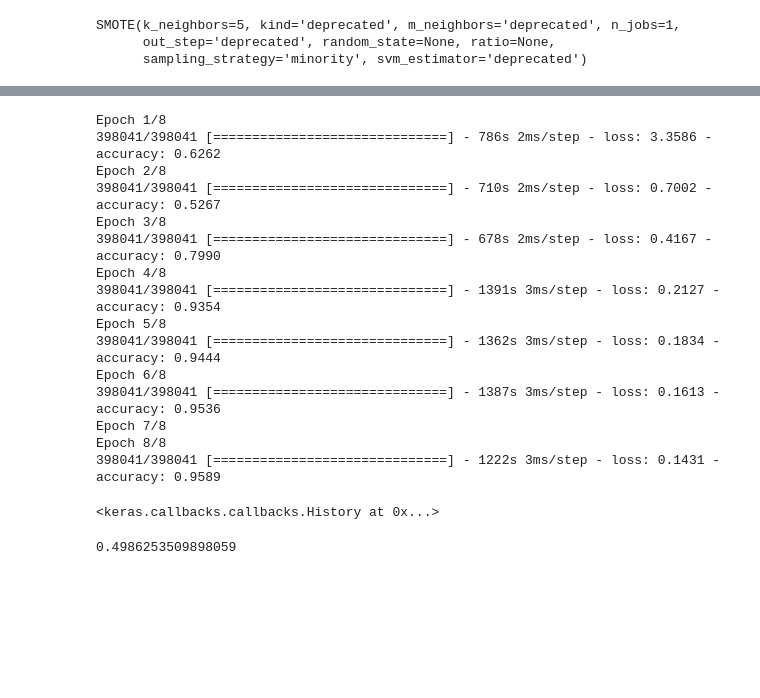
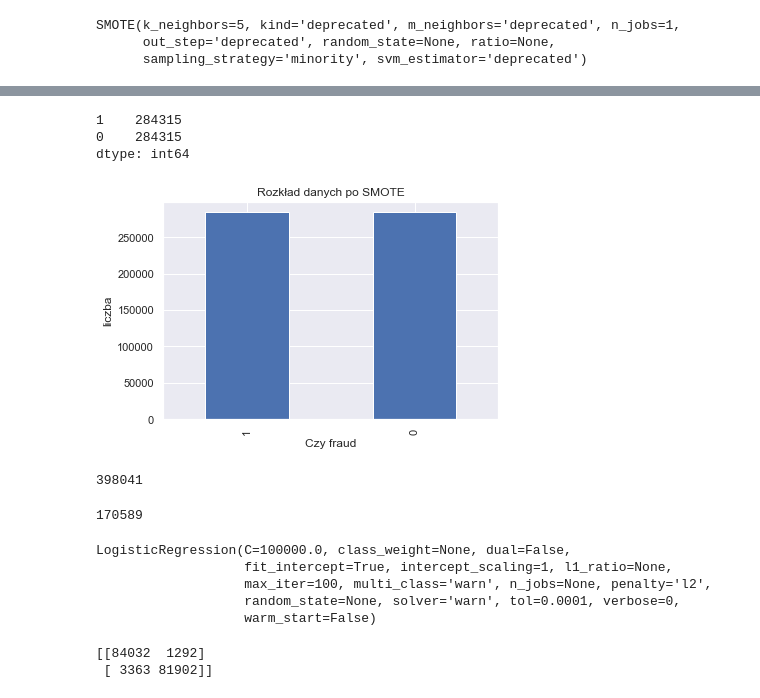
Before and after one commit to Bewelina/CC_FRAUD, a Jupyter notebook: Kod v1.ipynb, the cells around one changed output, grey strips where cells are left out. Saved outputs shown, nothing was run; the diff lists cells and outputs as text; code cells hidden in the pictures; blank space fills up the shorter version.

```diff
--- a/Kod v1.ipynb
+++ b/Kod v1.ipynb
@@ -216,19 +115,0 @@ model.compile(loss='binary_crossentropy', optimizer='adam', metrics=['accuracy']
-# %%
-model.fit(x_train, y_train, epochs=8, batch_size=1)
-# %% [output]
-Epoch 1/8
-398041/398041 [==============================] - 786s 2ms/step - loss: 3.3586 - accuracy: 0.6262
-Epoch 2/8
-398041/398041 [==============================] - 710s 2ms/step - loss: 0.7002 - accuracy: 0.5267
-Epoch 3/8
-398041/398041 [==============================] - 678s 2ms/step - loss: 0.4167 - accuracy: 0.7990
-Epoch 4/8
-398041/398041 [==============================] - 1391s 3ms/step - loss: 0.2127 - accuracy: 0.9354
-Epoch 5/8
-398041/398041 [==============================] - 1362s 3ms/step - loss: 0.1834 - accuracy: 0.9444
-Epoch 6/8
-398041/398041 [==============================] - 1387s 3ms/step - loss: 0.1613 - accuracy: 0.9536
-Epoch 7/8
-Epoch 8/8
-398041/398041 [==============================] - 1222s 3ms/step - loss: 0.1431 - accuracy: 0.9589
-<keras.callbacks.callbacks.History at 0x...>
@@ -238,4 +115,0 @@ predictions = model.predict_classes(x_test)
-# %%
-print(accuracy_score(y_test,predictions ))
-# %% [output]
-0.4986253509898059
@@ -241,0 +122,12 @@ print(accuracy_score(y_test,predictions ))
+# %%
+# HISTOGRAM ROZKŁADU PO PRZETWORZENIU ZBIORU METODĄ SMOTE
+pd.value_counts(y).plot.bar()
+plt.title('Rozkład danych po SMOTE')
+plt.xlabel('Czy fraud')
+plt.ylabel('liczba')
+pd.value_counts(y)
+# %% [output]
+1    284315
+0    284315
+dtype: int64
+[figure, added]
@@ -241,0 +138,10 @@ print(accuracy_score(y_test,predictions ))
+# %%
+# LICZBA REKORDÓW W ZBIORZE UCZĄCYM
+len(x_train)
+# %% [output]
+398041
+# %%
+# LICZBA REKORDÓW W ZBIORZE TESTOWYM
+len(x_test)
+# %% [output]
+170589
@@ -241,0 +152,9 @@ print(accuracy_score(y_test,predictions ))
+# %%
+# TRENOWANIE MODELU REGRESJI LOGISTYCZNEJ
+lr.fit(x_train, y_train)
+# %% [output]
+LogisticRegression(C=100000.0, class_weight=None, dual=False,
+                   fit_intercept=True, intercept_scaling=1, l1_ratio=None,
+                   max_iter=100, multi_class='warn', n_jobs=None, penalty='l2',
+                   random_state=None, solver='warn', tol=0.0001, verbose=0,
+                   warm_start=False)
@@ -241,0 +164,6 @@ print(accuracy_score(y_test,predictions ))
+# %%
+# MACIERZ KONFUZJI MODELU REGRESJI LOGISTYCZNEJ
+print(confusion_matrix(y_test,y_pred_rl))
+# %% [output]
+[[84032  1292]
+ [ 3363 81902]]
```
Also changed, not shown: parts of 70 cells of this notebook.
